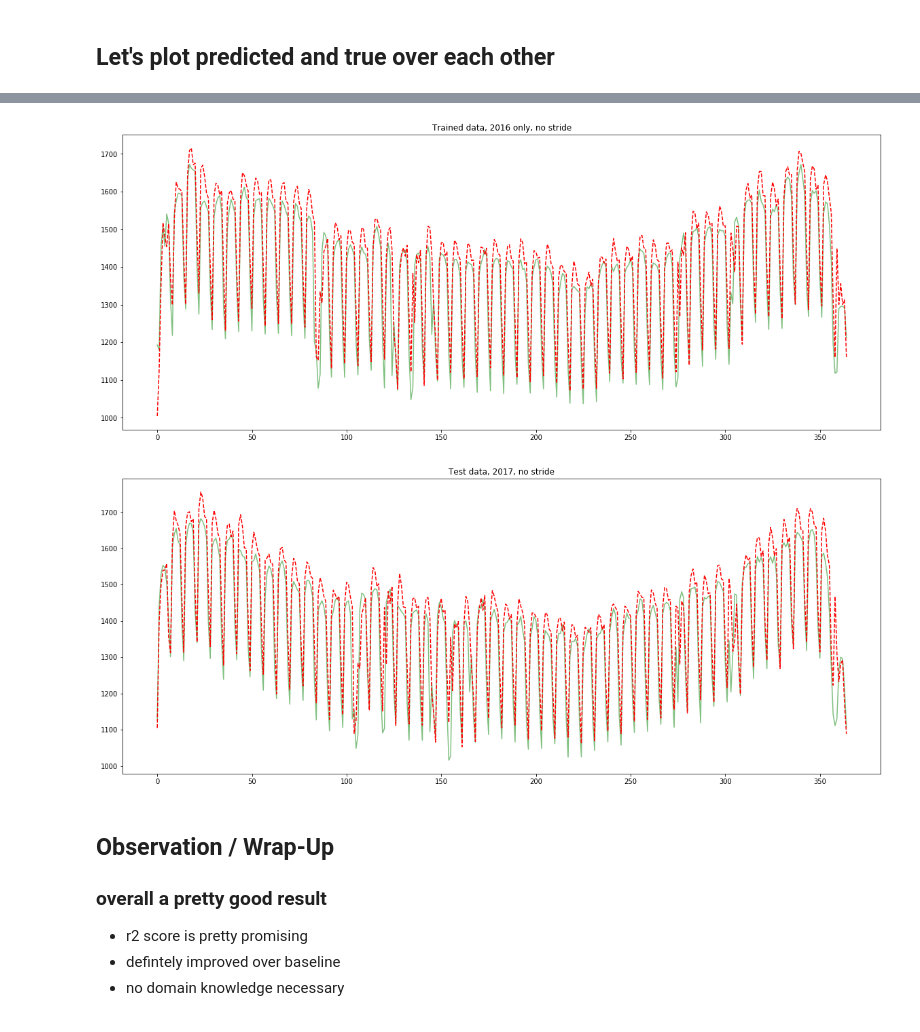
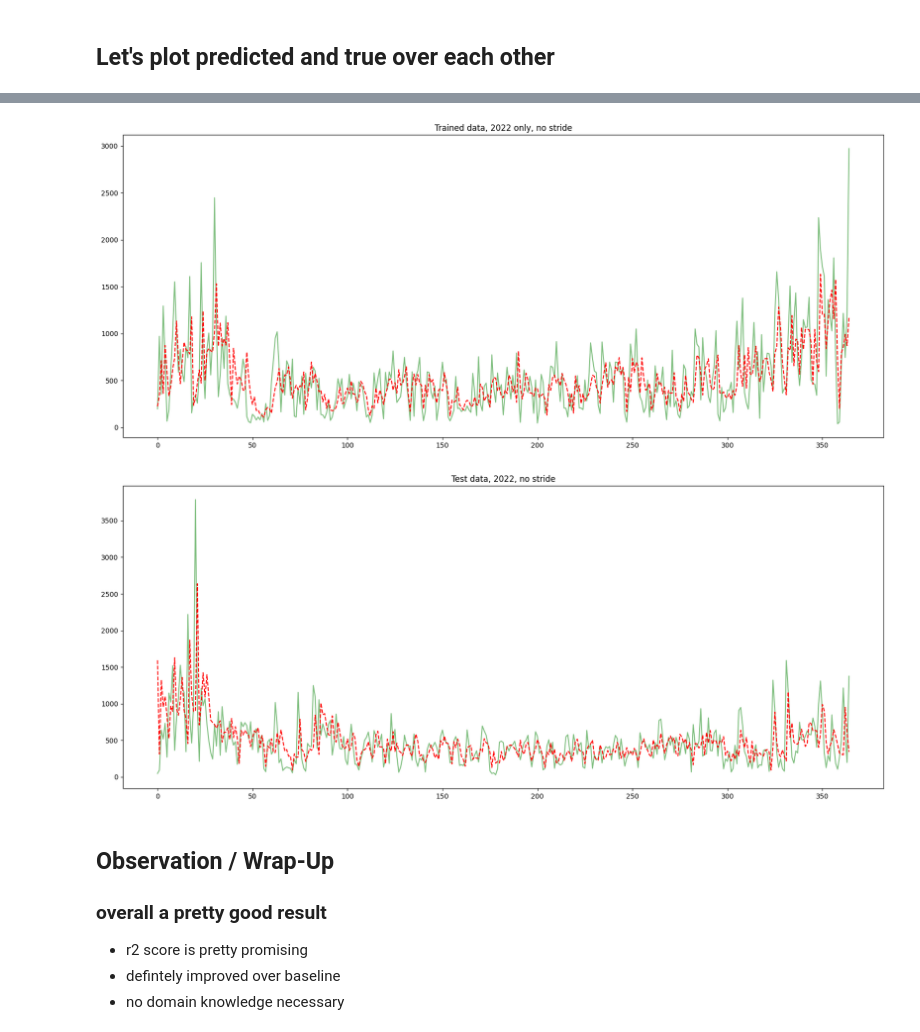
Before and after one commit to NL364/Time-Series, a Jupyter notebook: notebooks/tf2/time-series-rnn-full-predict.ipynb, the cells around one changed output, grey strips where cells are left out. Saved outputs shown, nothing was run; the diff lists cells and outputs as text; code cells hidden in the pictures.

```diff
--- a/notebooks/tf2/time-series-rnn-full-predict.ipynb
+++ b/notebooks/tf2/time-series-rnn-full-predict.ipynb
@@ -24,7 +24,7 @@ import numpy as np
 # url = 'Monthly_Readings.csv'
 
 # for colab
-url = 'https://raw.githubusercontent.com/NL364/Time-Series/main/Monthly%20Readings%202012-2022.csv'
+url = 'https://raw.githubusercontent.com/NL364/Time-Series/main/Monthly%20Readings%202012-2022%20(08-11-23).csv'
 
 time_series_df = pd.read_csv(url,
                              sep=',',
@@ -350,12 +350,7 @@ _________________________________________________________________
 %%time
 
 batch_size = 32
-epochs=25
 
-history = model.fit(X_train, Y_train,
-                    batch_size=batch_size,
-                    epochs=epochs,
-                    validation_data=(X_test, Y_test),
-                    verbose=1)
+history = model.fit(X_train_reshaped, Y_train, validation_data=(X_val_reshaped, Y_val), epochs=25, callbacks=[early_stopping])
 # %% [output]
 Epoch 1/25
@@ -438,23 +433,23 @@ plt.title('All data, train and test combined, stride 10');
 # %%
 stride = 1
 
 
-plt.plot(consumption[-2 * 365:-365:stride], alpha=0.5, color='g')
+plt.plot(NO[-2 * 365:-365:stride], alpha=0.5, color='g')
 plt.plot(Y_train_pred[-365::stride], color='r', ls='dashed')
 
-plt.title('Trained data, 2016 only, no stride');
+plt.title('Trained data, 2022 only, no stride');
 # %% [output]
-[figure, old version]
+[figure, new version]
 # %%
 stride = 1
 
 
-plt.plot(consumption[-365::stride], alpha=0.5, color='g')
+plt.plot(NO[-365::stride], alpha=0.5, color='g')
 plt.plot(Y_test_pred[::stride], color='r', ls='dashed')
 
-plt.title('Test data, 2017, no stride');
+plt.title('Test data, 2022, no stride');
 # %% [output]
-[figure, old version]
+[figure, new version]
 # %% [markdown]
 ## Observation / Wrap-Up
 
```
Also changed, not shown: parts of 26 cells of this notebook.
